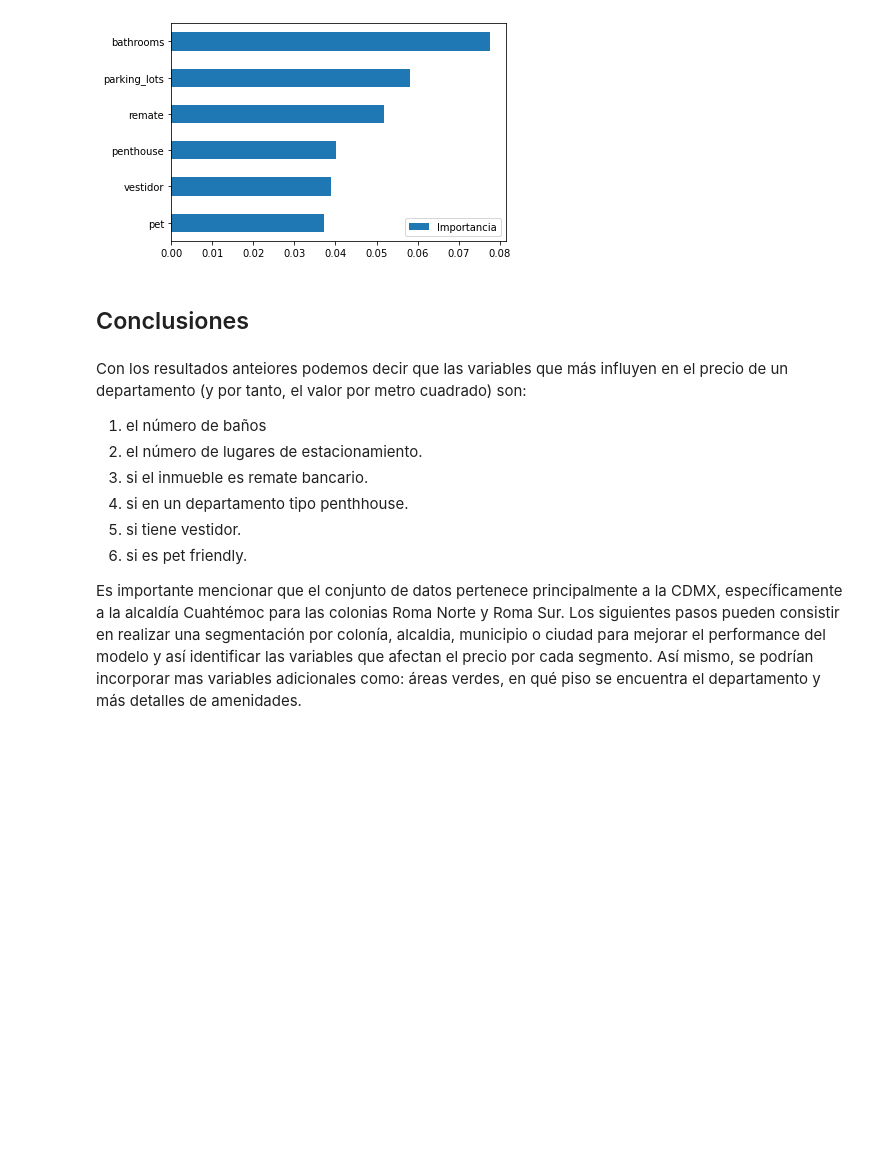
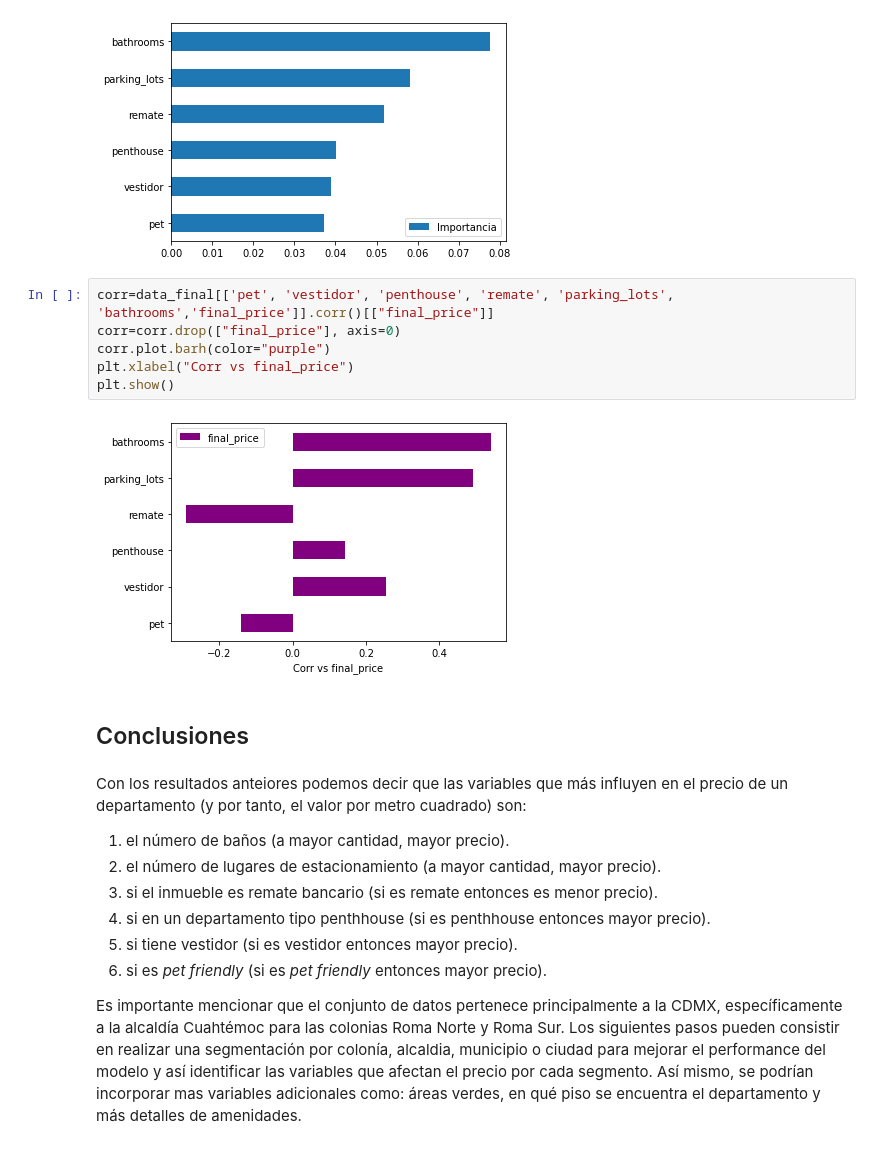
Before and after one commit to DanyArmas/retoDD360, a Jupyter notebook: Precios_DArmas.ipynb, the cells around one changed output. Saved outputs shown, nothing was run; the diff lists cells and outputs as text; blank space fills up the shorter version.

```diff
--- a/Precios_DArmas.ipynb
+++ b/Precios_DArmas.ipynb
@@ -455,16 +455,24 @@ pd.DataFrame(d,index=["Importancia"]).T.plot.barh()
 plt.show()
 # %% [output]
 [figure]
+# %%
+corr=data_final[['pet', 'vestidor', 'penthouse', 'remate', 'parking_lots', 'bathrooms','final_price']].corr()[["final_price"]]
+corr=corr.drop(["final_price"], axis=0)
+corr.plot.barh(color="purple")
+plt.xlabel("Corr vs final_price")
+plt.show()
+# %% [output]
+[figure, added]
 # %% [markdown]
 ## Conclusiones
 # %% [markdown]
 Con los resultados anteiores podemos decir que las variables que más influyen en el precio de un departamento (y por tanto, el valor por metro cuadrado) son:
 
-1. el número de baños
-2. el número de lugares de estacionamiento.
-3. si el inmueble es remate bancario.
-4. si en un departamento tipo penthhouse.
-5. si tiene vestidor.
-6. si es pet friendly.
+1. el número de baños (a mayor cantidad, mayor precio).
+2. el número de lugares de estacionamiento (a mayor cantidad, mayor precio).
+3. si el inmueble es remate bancario (si es remate entonces es menor precio).
+4. si en un departamento tipo penthhouse (si es penthhouse entonces mayor precio).
+5. si tiene vestidor (si es vestidor entonces mayor precio).
+6. si es _pet friendly_ (si es _pet friendly_ entonces mayor precio).
 
 Es importante mencionar que el conjunto de datos pertenece principalmente a la CDMX, específicamente a la alcaldía Cuahtémoc para las colonias Roma Norte y Roma Sur. Los siguientes pasos pueden consistir en realizar una segmentación por colonía, alcaldia, municipio o ciudad para mejorar el performance del modelo y así identificar las variables que afectan el precio por cada segmento. Así mismo, se podrían incorporar mas variables adicionales como: áreas verdes, en qué piso se encuentra el departamento y más detalles de amenidades.
```
Also changed, not shown: 1 other file.
